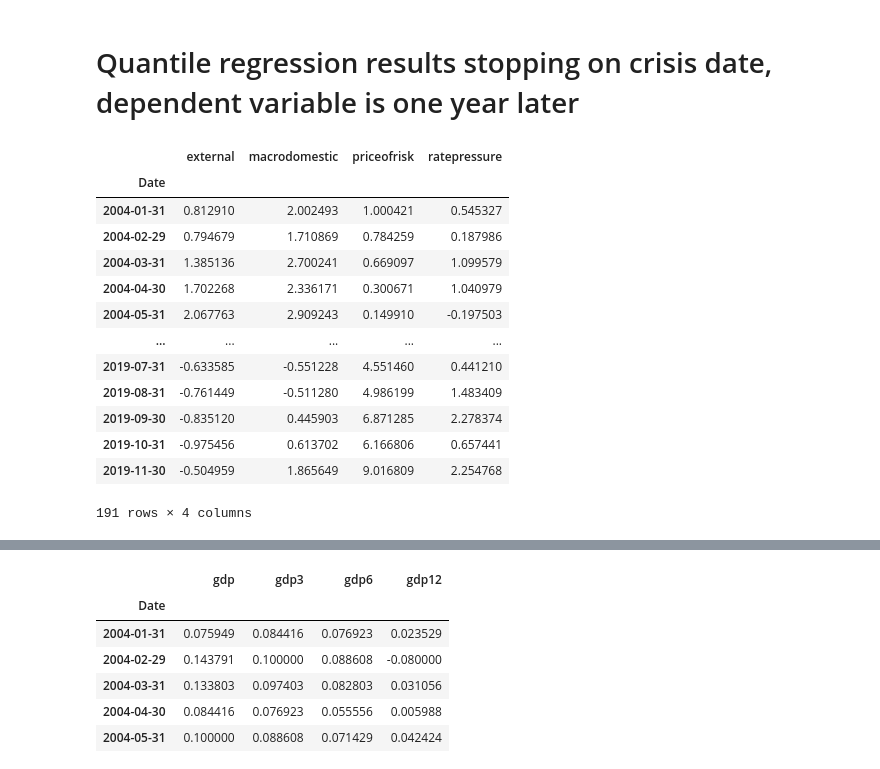
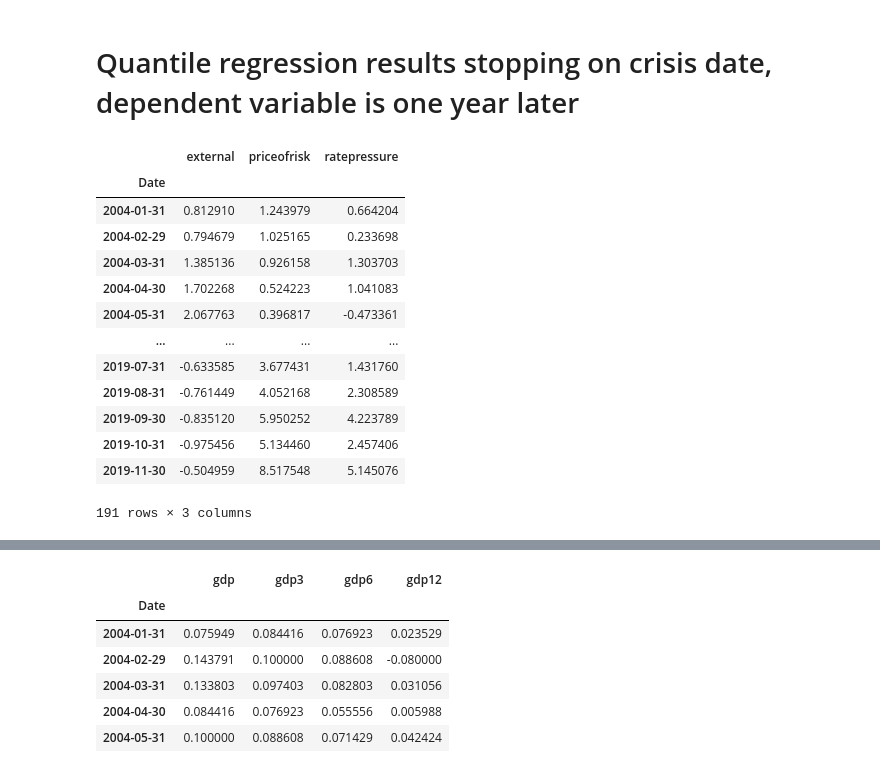
Before and after one commit to Jfalou/GaR-1, a Jupyter notebook: GAR/quantfit/Qureg19.ipynb, the cells around one changed output, grey strips where cells are left out. Saved outputs shown, nothing was run; the diff lists cells and outputs as text; code cells hidden in the pictures.

```diff
--- a/GAR/quantfit/Qureg19.ipynb
+++ b/GAR/quantfit/Qureg19.ipynb
@@ -164,26 +165,26 @@ class QuantileReg(object):
 
         return(cq)
 # %%
-FCI = pd.read_csv(r'C:\Users\jadfa\OneDrive\Documents\GitHub\GaRIMF\GAR\partition\Data\FCIdatamonth.19.csv')
+FCI = pd.read_csv(r'C:\Users\jadfa\OneDrive\Documents\GitHub\GaR-1\GAR\partition\Data\FCIdata.19.csv')
 FCI['Date'] = pd.date_range(start='2004-01-31', end='2019-11-30', freq='M')
 FCI.set_index('Date', inplace=True)
 FCI.drop(['date'], axis=1, inplace=True)
 FCI
 # %% [output]
-|  | external | macrodomestic | priceofrisk | ratepressure |
-| Date |  |  |  |  |
-| 2004-01-31 | 0.812910 | 2.002493 | 1.000421 | 0.545327 |
-| 2004-02-29 | 0.794679 | 1.710869 | 0.784259 | 0.187986 |
-| 2004-03-31 | 1.385136 | 2.700241 | 0.669097 | 1.099579 |
-| 2004-04-30 | 1.702268 | 2.336171 | 0.300671 | 1.040979 |
-| 2004-05-31 | 2.067763 | 2.909243 | 0.149910 | -0.197503 |
-| ... | ... | ... | ... | ... |
-| 2019-07-31 | -0.633585 | -0.551228 | 4.551460 | 0.441210 |
-| 2019-08-31 | -0.761449 | -0.511280 | 4.986199 | 1.483409 |
-| 2019-09-30 | -0.835120 | 0.445903 | 6.871285 | 2.278374 |
-| 2019-10-31 | -0.975456 | 0.613702 | 6.166806 | 0.657441 |
-| 2019-11-30 | -0.504959 | 1.865649 | 9.016809 | 2.254768 |
+|  | external | priceofrisk | ratepressure |
+| Date |  |  |  |
+| 2004-01-31 | 0.812910 | 1.243979 | 0.664204 |
+| 2004-02-29 | 0.794679 | 1.025165 | 0.233698 |
+| 2004-03-31 | 1.385136 | 0.926158 | 1.303703 |
+| 2004-04-30 | 1.702268 | 0.524223 | 1.041083 |
+| 2004-05-31 | 2.067763 | 0.396817 | -0.473361 |
+| ... | ... | ... | ... |
+| 2019-07-31 | -0.633585 | 3.677431 | 1.431760 |
+| 2019-08-31 | -0.761449 | 4.052168 | 2.308589 |
+| 2019-09-30 | -0.835120 | 5.950252 | 4.223789 |
+| 2019-10-31 | -0.975456 | 5.134460 | 2.457406 |
+| 2019-11-30 | -0.504959 | 8.517548 | 5.145076 |
-191 rows × 4 columns
+191 rows × 3 columns
 # %%
 all = pd.read_csv(r'C:\Users\jadfa\OneDrive\Documents\GitHub\GaRIMF\GAR\partition\data\alldatanonscaled.csv')
 all['Date'] = pd.date_range(start='2004-01-31', end='2021-08-31', freq='M')
```
Also changed, not shown: parts of 17 cells of this notebook, 22 other files.
